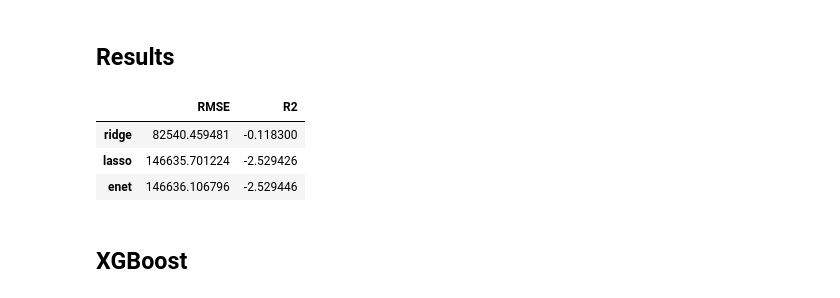
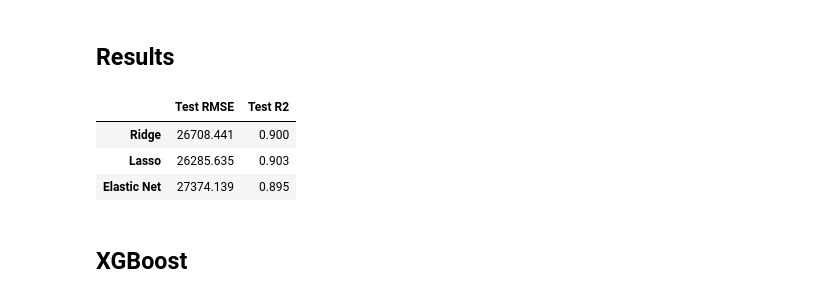
Before and after one commit to Casssiee/House-Price, a Jupyter notebook: House Prices Advance.ipynb, the cells around one changed output. Cells and saved outputs as stored; diff of their text form; code cells hidden in the pictures.

```diff
--- a/House Prices Advance.ipynb
+++ b/House Prices Advance.ipynb
@@ -438,8 +437,10 @@ from sklearn.preprocessing import StandardScaler
 
 scaler = StandardScaler()
 scaler.fit(X_train)
+scaler.fit(X_test)
 
 X_train_scaled = scaler.transform(X_train)
+X_test_scaled = scaler.transform(X_test)
 # %% [markdown]
 ## Ridge
 # %%
@@ -482,7 +483,7 @@ ratio = [X*0.1 for X in range(1, 10)]
 ratio.append(0.01)
 ratio.append(0.99)
 enet = ElasticNetCV(l1_ratio=ratio, cv=5)
-enet.fit(X_train, y_train)
+enet.fit(X_train_scaled, y_train)
 # %% [output]
 ElasticNetCV(cv=5,
              l1_ratio=[0.1, 0.2, 0.30000000000000004, 0.4, 0.5,
@@ -507,10 +494,22 @@ socres_df = pd.DataFrame(np.c_[rmse_scores, R2_scores], index=models, columns=['
-# %%
-socres_df
-# %% [output]
-|  | RMSE | R2 |
-| ridge | 82540.459481 | -0.118300 |
-| lasso | 146635.701224 | -2.529426 |
-| enet | 146636.106796 | -2.529446 |
+# %%
+columns=['Test RMSE', 'Test R2']
+rows=['Ridge', 'Lasso', 'Elastic Net']
+results=pd.DataFrame(0.0, columns=columns, index=rows)
+
+methods=[ridge, lasso, enet]
+
+for i, method in enumerate(methods):
+        y_pred=method.predict(X_test_scaled)
+
+        results.iloc[i,0] = np.sqrt(mean_squared_error(np.exp(y_test), np.exp(y_pred)))
+        results.iloc[i,1] = r2_score(np.exp(y_test), np.exp(y_pred))
+
+results.round(3)
+# %% [output]
+|  | Test RMSE | Test R2 |
+| Ridge | 26708.441 | 0.900 |
+| Lasso | 26285.635 | 0.903 |
+| Elastic Net | 27374.139 | 0.895 |
 # %% [markdown]
 ## XGBoost
 # %%
```
Also changed, not shown: parts of 9 cells of this notebook.
